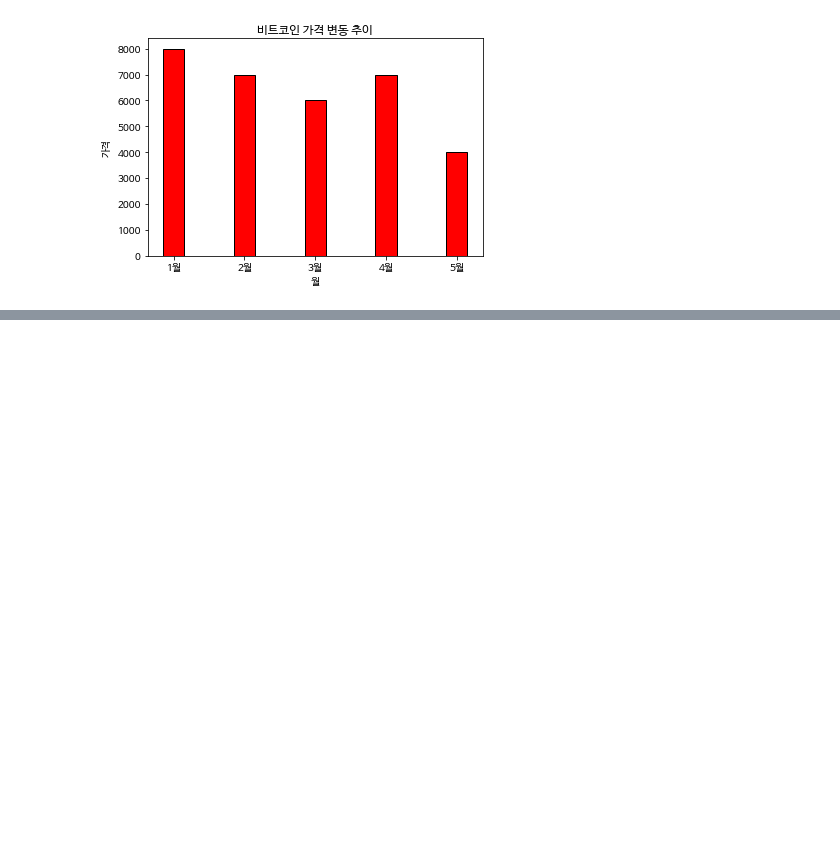
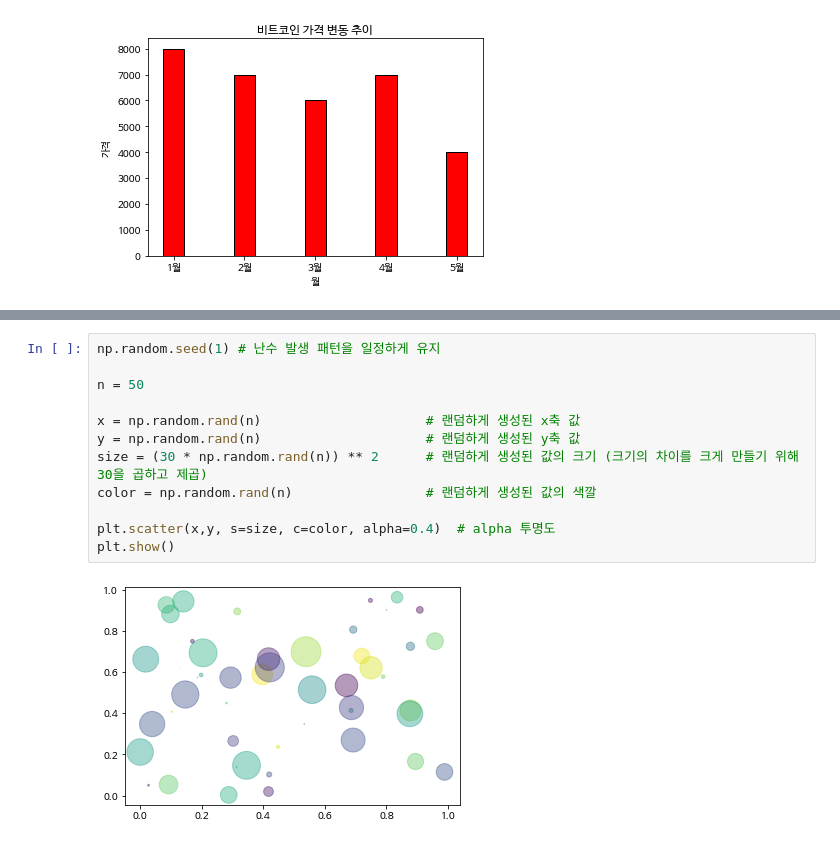
Before and after one commit to jeungsengho/python202204, a Jupyter notebook: 그래프.ipynb, the cells around one changed output, grey strips where cells are left out. Saved outputs shown, nothing was run; the diff lists cells and outputs as text; blank space fills up the shorter version.

```diff
--- a/그래프.ipynb
+++ b/그래프.ipynb
@@ -326,0 +356,14 @@ plt.show()
+# %%
+np.random.seed(1) # 난수 발생 패턴을 일정하게 유지
+
+n = 50
+
+x = np.random.rand(n)                     # 랜덤하게 생성된 x축 값
+y = np.random.rand(n)                     # 랜덤하게 생성된 y축 값
+size = (30 * np.random.rand(n)) ** 2      # 랜덤하게 생성된 값의 크기 (크기의 차이를 크게 만들기 위해 30을 곱하고 제곱)
+color = np.random.rand(n)                 # 랜덤하게 생성된 값의 색깔
+
+plt.scatter(x,y, s=size, c=color, alpha=0.4)  # alpha 투명도
+plt.show()
+# %% [output]
+[figure, added]
```
Also changed, not shown: parts of 5 cells of this notebook.
